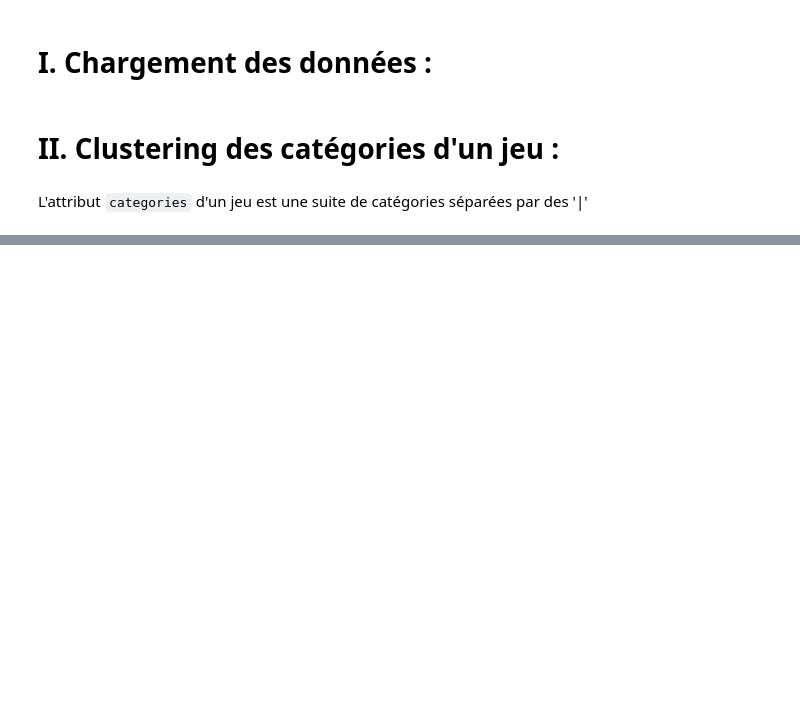
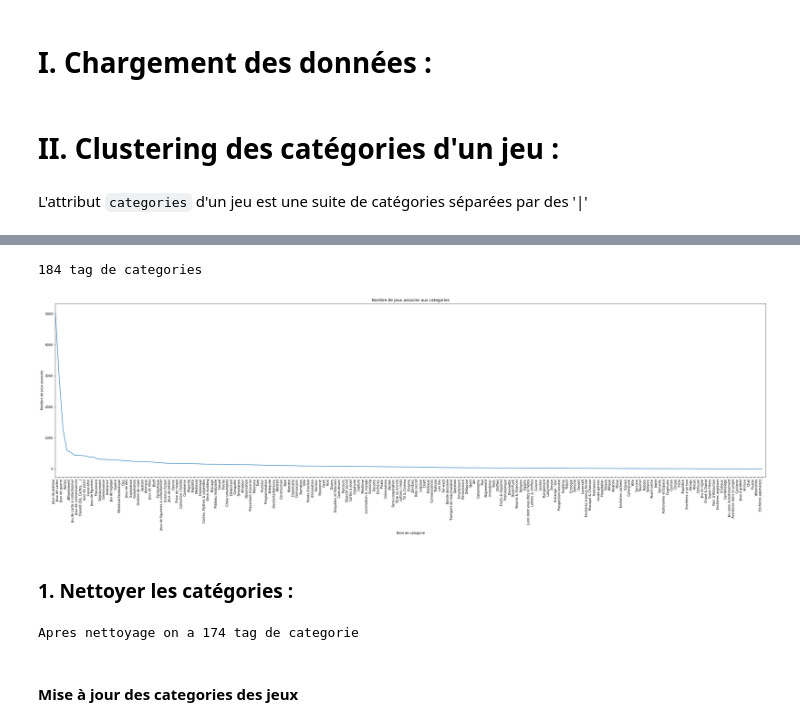
Before and after one commit to Amayas29/review-analysis, a Jupyter notebook: src/categories_clustering.ipynb, the cells around one changed output, grey strips where cells are left out. Cells and saved outputs as stored; diff of their text form; code cells hidden in the pictures; blank space fills up the shorter version.

```diff
--- a/src/categories_clustering.ipynb
+++ b/src/categories_clustering.ipynb
@@ -208,0 +55,25 @@ for c in clusters:
+# %%
+cats = []
+jeux_cat.map(cats.extend)
+u_cats, count_cats = np.unique(cats, return_counts=True)
+
+index = count_cats.argsort()[::-1]
+count_cats = count_cats[index]
+u_cats = u_cats[index]
+# %%
+print(f"{len(u_cats)} tag de categories")
+# %% [output]
+184 tag de categories
+# %%
+plt.figure(figsize=(40, 10))
+plt.plot(u_cats, count_cats)
+plt.xticks(rotation=90, ha='right')
+plt.xlabel("Nom de categorie")
+plt.ylabel("Nombre de jeux associés")
+plt.title("Nombre de jeux associes aux categories")
+plt.xlim((0, len(u_cats)))
+plt.show()
+# %% [output]
+[figure, added]
+# %% [markdown]
+### 1. Nettoyer les catégories :
@@ -208,0 +90,6 @@ for c in clusters:
+# %%
+print(f"Apres nettoyage on a {len(np.unique(c_cats))} tag de categorie")
+# %% [output]
+Apres nettoyage on a 174 tag de categorie
+# %% [markdown]
+#### Mise à jour des categories des jeux
```
Also changed, not shown: parts of 52 cells of this notebook, 7 other files.
